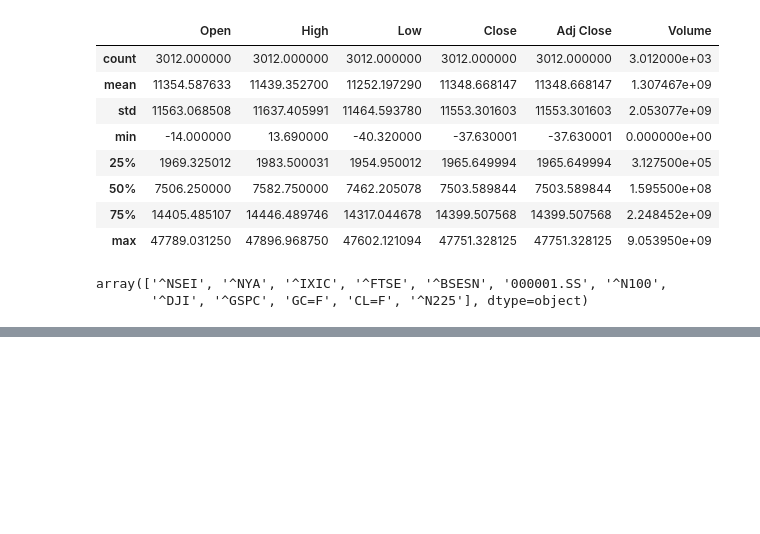
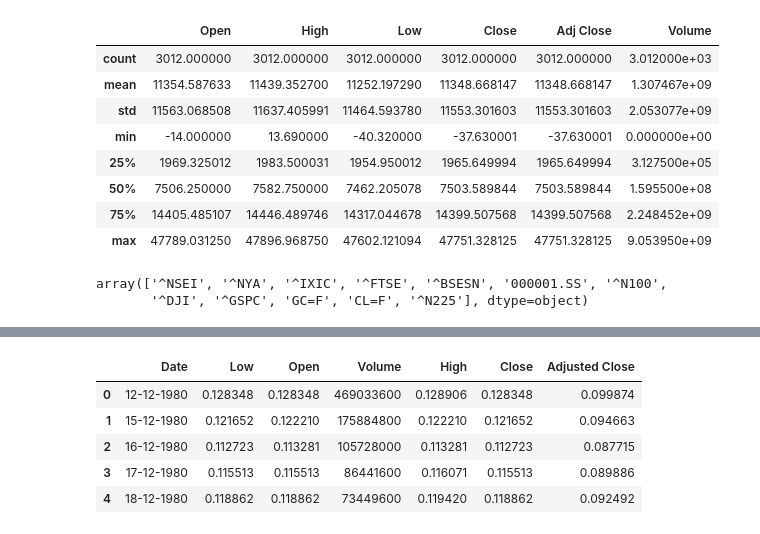
Before and after one commit to farhanarrafi/UNT-CS-Machine-Learning-Project, a Jupyter notebook: MachineLearning_Project.ipynb, the cells around one changed output, grey strips where cells are left out. Drawn from its saved outputs; the diff is of its cells as text; code cells hidden in the pictures; blank space fills up the shorter version.

Commit message:
Updated code to import all datasets into notebook

```diff
--- a/MachineLearning_Project.ipynb
+++ b/MachineLearning_Project.ipynb
@@ -91,0 +150,14 @@ array(['^NSEI', '^NYA', '^IXIC', '^FTSE', '^BSESN', '000001.SS', '^N100',
+# %%
+import numpy as np # linear algebra
+import pandas as pd # data processing, CSV file I/O (e.g. pd.read_csv)
+
+dataset_stock_sp500_AAPL = pd.read_csv('stock_market_data/sp500/csv/AAPL.csv')
+# %%
+dataset_stock_sp500_AAPL.head()
+# %% [output]
+|  | Date | Low | Open | Volume | High | Close | Adjusted Close |
+| 0 | 12-12-1980 | 0.128348 | 0.128348 | 469033600 | 0.128906 | 0.128348 | 0.099874 |
+| 1 | 15-12-1980 | 0.121652 | 0.122210 | 175884800 | 0.122210 | 0.121652 | 0.094663 |
+| 2 | 16-12-1980 | 0.112723 | 0.113281 | 105728000 | 0.113281 | 0.112723 | 0.087715 |
+| 3 | 17-12-1980 | 0.115513 | 0.115513 | 86441600 | 0.116071 | 0.115513 | 0.089886 |
+| 4 | 18-12-1980 | 0.118862 | 0.118862 | 73449600 | 0.119420 | 0.118862 | 0.092492 |
```
Also changed, not shown: parts of 11 cells of this notebook.
